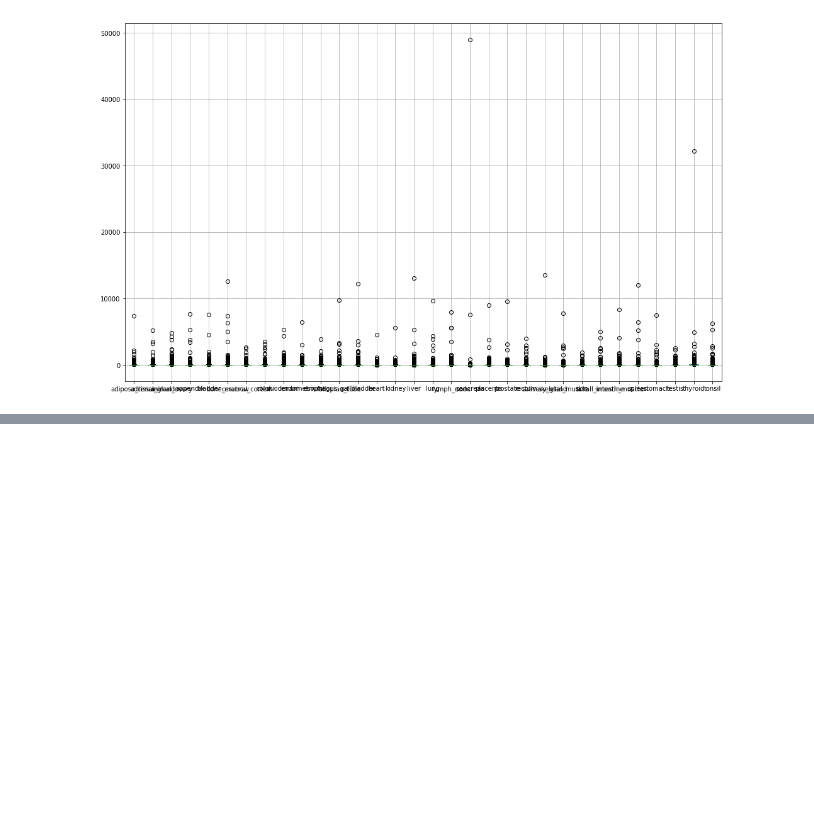
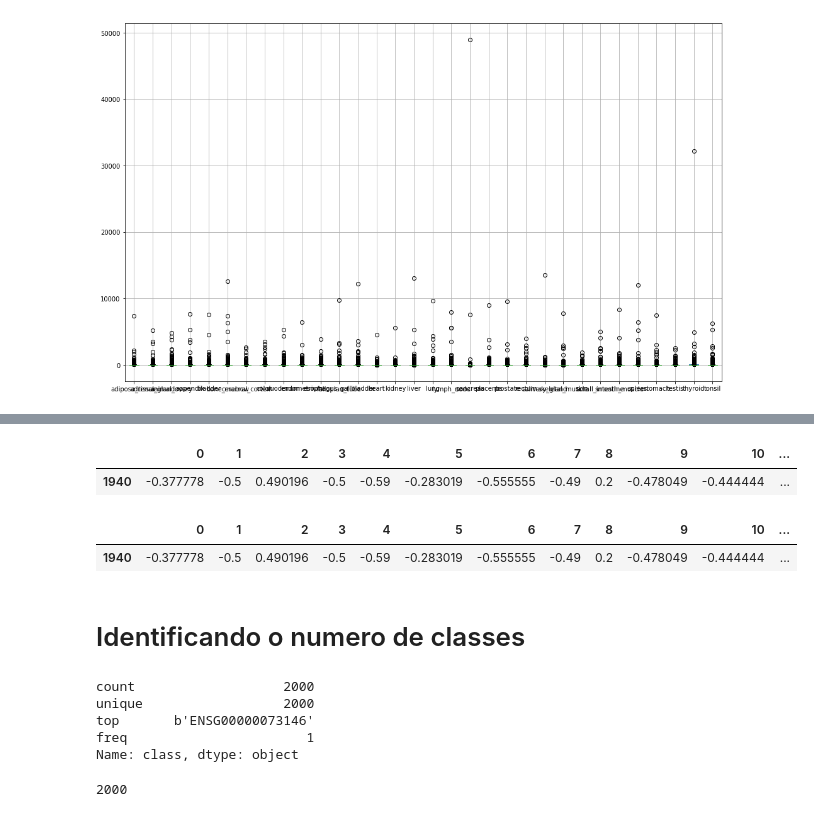
Before and after one commit to nathNath/provadeia, a Jupyter notebook: questaoquatro/questaoquatro.ipynb, the cells around one changed output, grey strips where cells are left out. Cells and saved outputs as stored; diff of their text form; code cells hidden in the pictures; blank space fills up the shorter version.

```diff
--- a/questaoquatro/questaoquatro.ipynb
+++ b/questaoquatro/questaoquatro.ipynb
@@ -99,0 +95,7 @@ TypeError: ufunc 'isnan' not supported for the input types, and the inputs could
+# %%
+a = df.loc[df[18] > 9000]
+# %%
+a
+# %% [output]
+|  | 0 | 1 | 2 | 3 | 4 | 5 | 6 | 7 | 8 | 9 | 10 | ... |
+| 1940 | -0.377778 | -0.5 | 0.490196 | -0.5 | -0.59 | -0.283019 | -0.555555 | -0.49 | 0.2 | -0.478049 | -0.444444 | ... |
@@ -99,0 +106,7 @@ TypeError: ufunc 'isnan' not supported for the input types, and the inputs could
+# %%
+df.loc[df[18] > 9000]
+# %% [output]
+|  | 0 | 1 | 2 | 3 | 4 | 5 | 6 | 7 | 8 | 9 | 10 | ... |
+| 1940 | -0.377778 | -0.5 | 0.490196 | -0.5 | -0.59 | -0.283019 | -0.555555 | -0.49 | 0.2 | -0.478049 | -0.444444 | ... |
+# %% [markdown]
+# Identificando o numero de classes
@@ -99,0 +115,8 @@ TypeError: ufunc 'isnan' not supported for the input types, and the inputs could
+# %%
+class_array.describe()
+# %% [output]
+count                   2000
+unique                  2000
+top       b'ENSG00000073146'
+freq                       1
+Name: class, dtype: object
@@ -99,0 +125,4 @@ TypeError: ufunc 'isnan' not supported for the input types, and the inputs could
+# %%
+a.sum()
+# %% [output]
+2000
```
Also changed, not shown: parts of 57 cells of this notebook, 2 other files.
